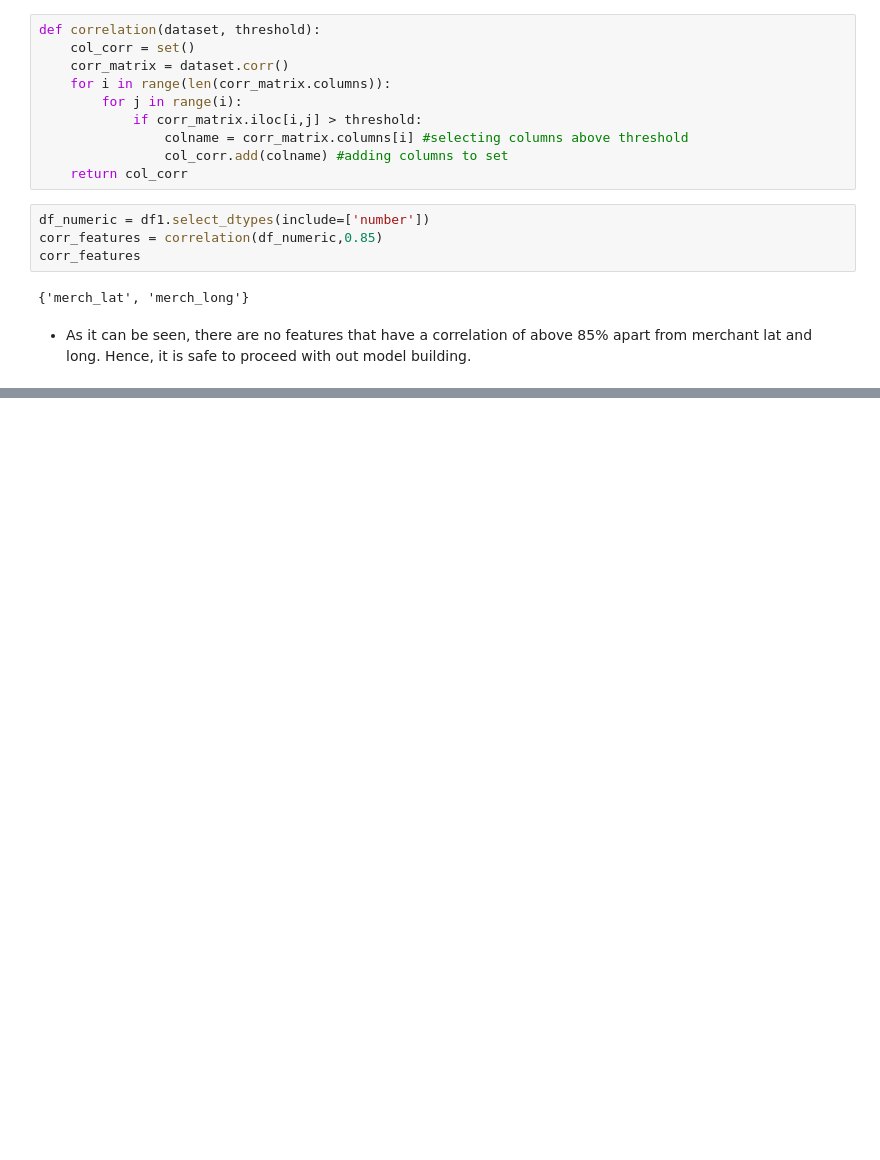
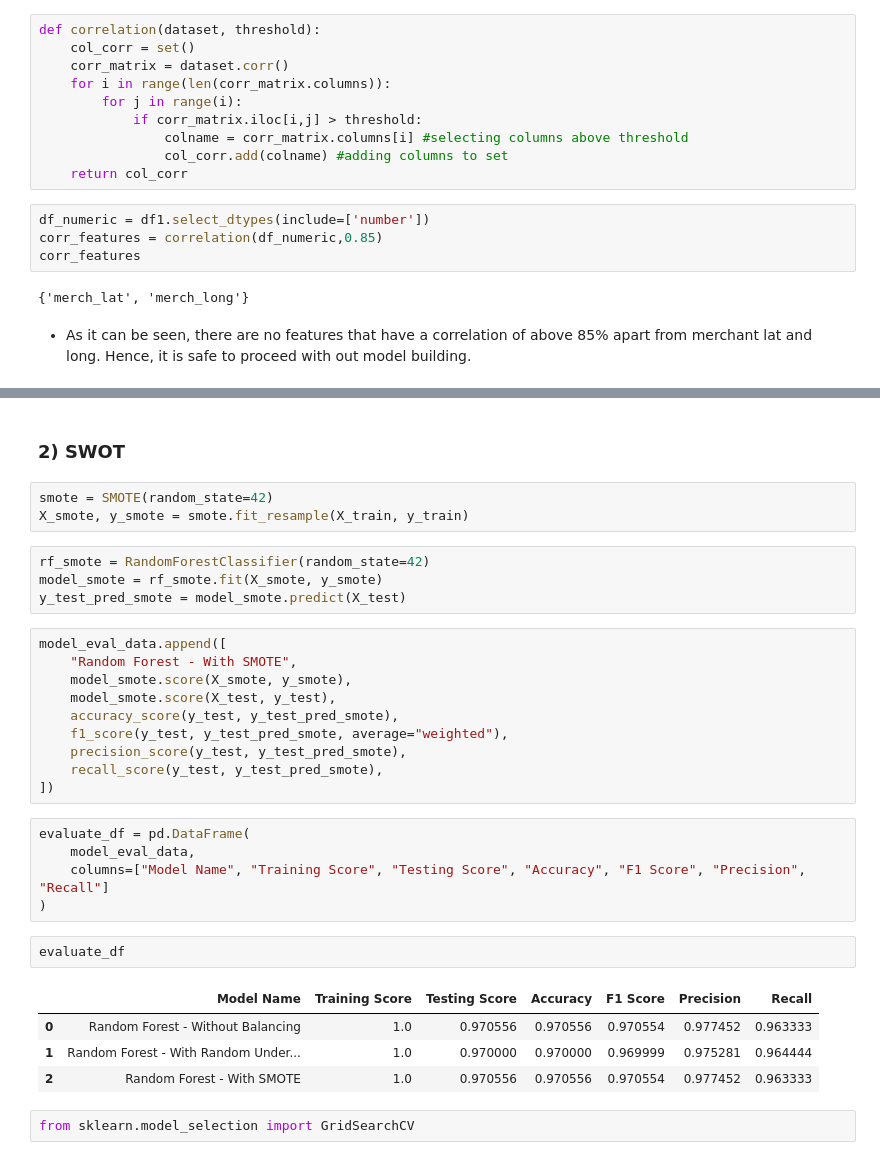
Before and after one commit to yashvisharma1204/financial_fraud_detection, a Jupyter notebook: notebooks/credit-card-fraud.ipynb, the cells around one changed output, grey strips where cells are left out. Cells and saved outputs as stored; diff of their text form; blank space fills up the shorter version.

```diff
--- a/notebooks/credit-card-fraud.ipynb
+++ b/notebooks/credit-card-fraud.ipynb
@@ -1010,0 +1293,33 @@ corr_features
+# %% [markdown]
+### **2) SWOT**
+# %%
+smote = SMOTE(random_state=42)
+X_smote, y_smote = smote.fit_resample(X_train, y_train)
+# %%
+rf_smote = RandomForestClassifier(random_state=42)
+model_smote = rf_smote.fit(X_smote, y_smote)
+y_test_pred_smote = model_smote.predict(X_test)
+# %%
+model_eval_data.append([
+    "Random Forest - With SMOTE",
+    model_smote.score(X_smote, y_smote),
+    model_smote.score(X_test, y_test),
+    accuracy_score(y_test, y_test_pred_smote),
+    f1_score(y_test, y_test_pred_smote, average="weighted"),
+    precision_score(y_test, y_test_pred_smote),
+    recall_score(y_test, y_test_pred_smote),
+])
+# %%
+evaluate_df = pd.DataFrame(
+    model_eval_data,
+    columns=["Model Name", "Training Score", "Testing Score", "Accuracy", "F1 Score", "Precision", "Recall"]
+)
+# %%
+evaluate_df
+# %% [output]
+|  | Model Name | Training Score | Testing Score | Accuracy | F1 Score | Precision | Recall |
+| 0 | Random Forest - Without Balancing | 1.0 | 0.970556 | 0.970556 | 0.970554 | 0.977452 | 0.963333 |
+| 1 | Random Forest - With Random Under... | 1.0 | 0.970000 | 0.970000 | 0.969999 | 0.975281 | 0.964444 |
+| 2 | Random Forest - With SMOTE | 1.0 | 0.970556 | 0.970556 | 0.970554 | 0.977452 | 0.963333 |
+# %%
+from sklearn.model_selection import GridSearchCV
```
Also changed, not shown: parts of 83 cells of this notebook.
